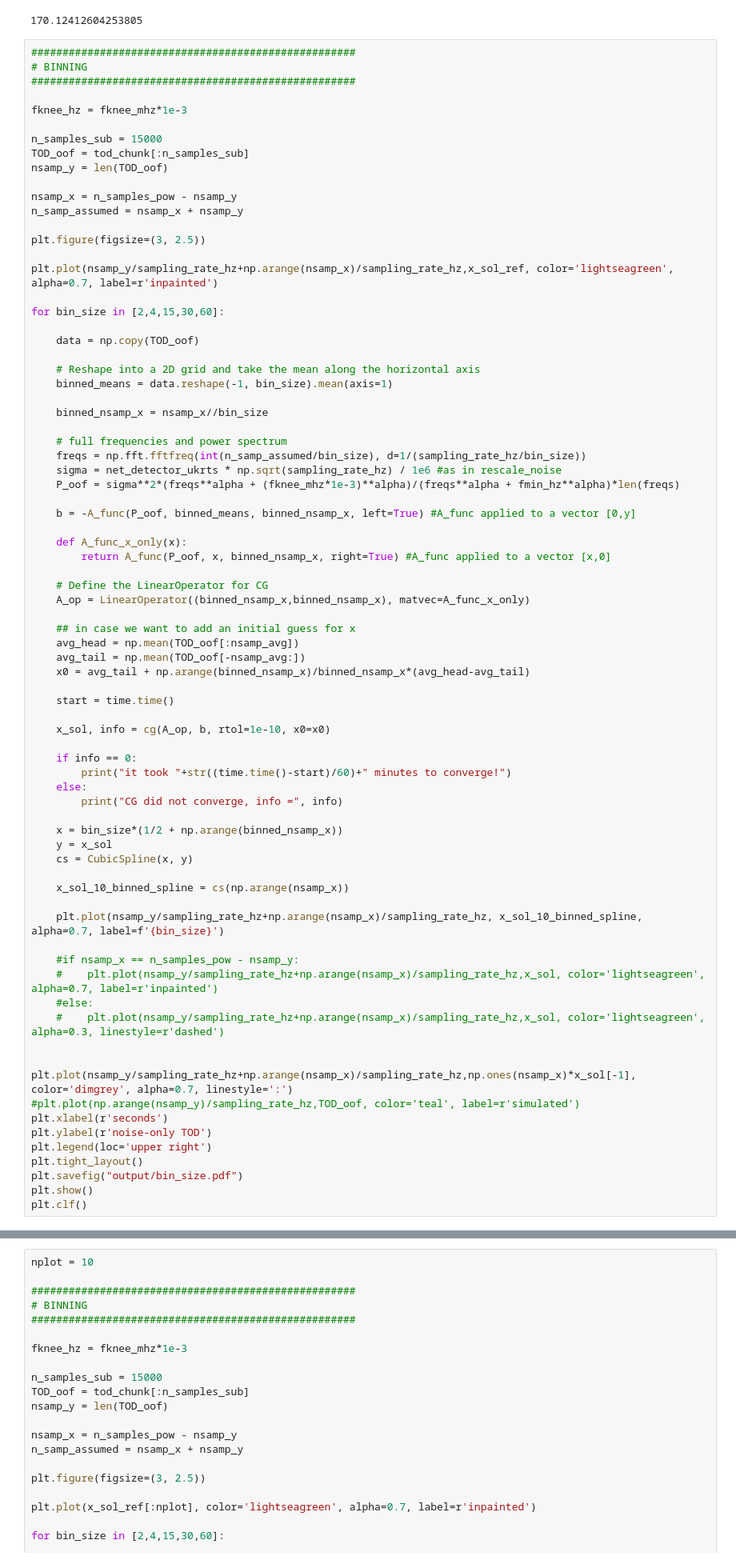
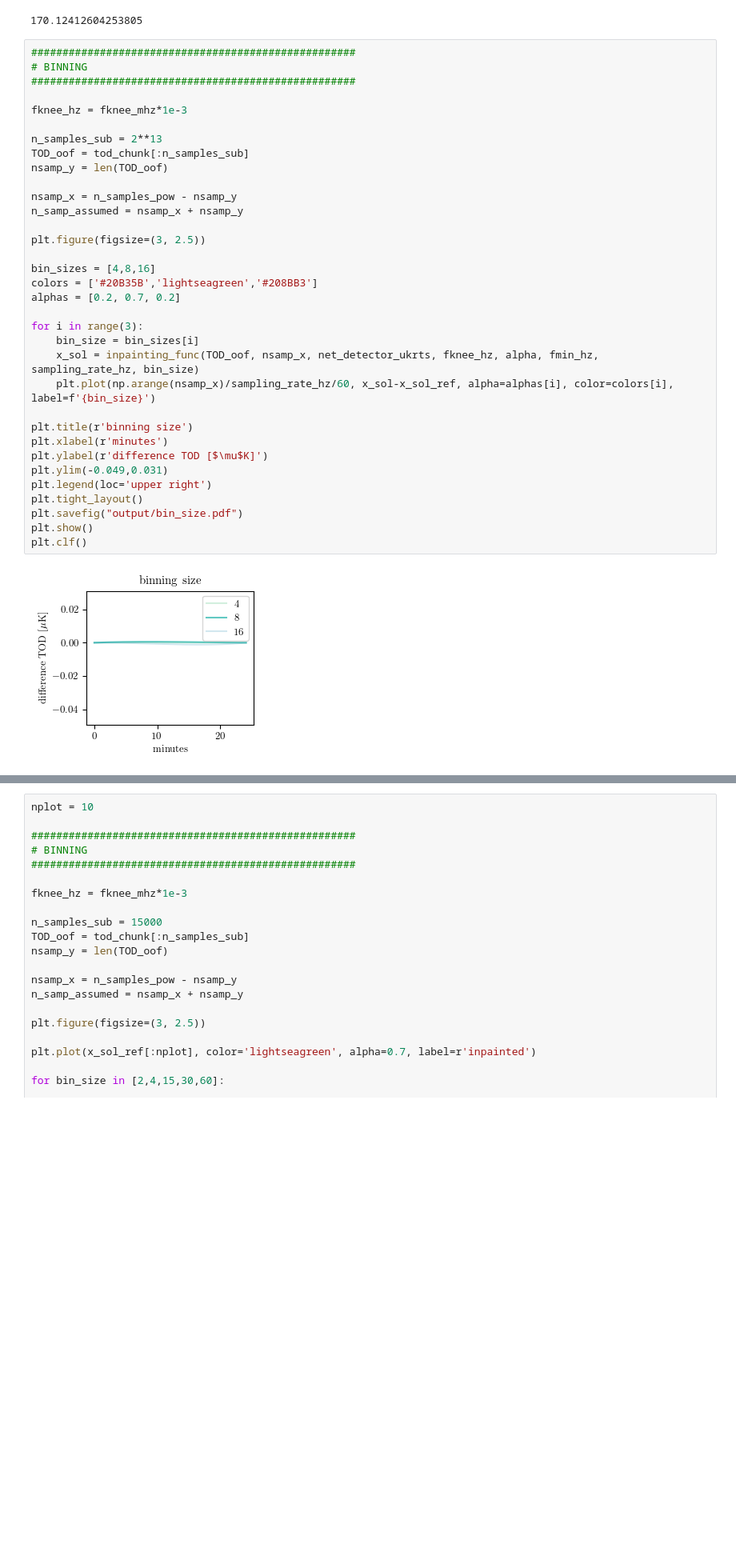
Before and after one commit to martamonelli/oof2ool_AGAIN, a Jupyter notebook: notebooks/test.ipynb, the cells around one changed output, grey strips where cells are left out. Shown at 80% size. Drawn from its saved outputs; the diff is of its cells as text; blank space fills up the shorter version.

```diff
--- a/notebooks/test.ipynb
+++ b/notebooks/test.ipynb
@@ -327,78 +225,36 @@ sampling_rate_hz/(fknee_mhz*1e-3)
 # %%
 ####################################################
 # BINNING
 ####################################################
 
 fknee_hz = fknee_mhz*1e-3
 
-n_samples_sub = 15000
+n_samples_sub = 2**13
 TOD_oof = tod_chunk[:n_samples_sub]
 nsamp_y = len(TOD_oof)
 
 nsamp_x = n_samples_pow - nsamp_y
 n_samp_assumed = nsamp_x + nsamp_y
 
 plt.figure(figsize=(3, 2.5))
 
-plt.plot(nsamp_y/sampling_rate_hz+np.arange(nsamp_x)/sampling_rate_hz,x_sol_ref, color='lightseagreen', alpha=0.7, label=r'inpainted')
+bin_sizes = [4,8,16]
+colors = ['#20B35B','lightseagreen','#208BB3']
+alphas = [0.2, 0.7, 0.2]
 
-for bin_size in [2,4,15,30,60]:
+for i in range(3):
+    bin_size = bin_sizes[i]
+    x_sol = inpainting_func(TOD_oof, nsamp_x, net_detector_ukrts, fknee_hz, alpha, fmin_hz, sampling_rate_hz, bin_size)
+    plt.plot(np.arange(nsamp_x)/sampling_rate_hz/60, x_sol-x_sol_ref, alpha=alphas[i], color=colors[i], label=f'{bin_size}')
 
-    data = np.copy(TOD_oof)
-
-    # Reshape into a 2D grid and take the mean along the horizontal axis
-    binned_means = data.reshape(-1, bin_size).mean(axis=1)
-
-    binned_nsamp_x = nsamp_x//bin_size
-
-    # full frequencies and power spectrum
-    freqs = np.fft.fftfreq(int(n_samp_assumed/bin_size), d=1/(sampling_rate_hz/bin_size))
-    sigma = net_detector_ukrts * np.sqrt(sampling_rate_hz) / 1e6 #as in rescale_noise
-    P_oof = sigma**2*(freqs**alpha + (fknee_mhz*1e-3)**alpha)/(freqs**alpha + fmin_hz**alpha)*len(freqs)
-
-    b = -A_func(P_oof, binned_means, binned_nsamp_x, left=True)	#A_func applied to a vector [0,y]
-
-    def A_func_x_only(x):
-        return A_func(P_oof, x, binned_nsamp_x, right=True)	#A_func applied to a vector [x,0]
-
-    # Define the LinearOperator for CG
-    A_op = LinearOperator((binned_nsamp_x,binned_nsamp_x), matvec=A_func_x_only)
-
-    ## in case we want to add an initial guess for x
-    avg_head = np.mean(TOD_oof[:nsamp_avg])
-    avg_tail = np.mean(TOD_oof[-nsamp_avg:])
-    x0 = avg_tail + np.arange(binned_nsamp_x)/binned_nsamp_x*(avg_head-avg_tail)
-
-    start = time.time()
-
-    x_sol, info = cg(A_op, b, rtol=1e-10, x0=x0)
-
-    if info == 0:
-        print("it took "+str((time.time()-start)/60)+" minutes to converge!")
-    else:
-        print("CG did not converge, info =", info)
-
-    x = bin_size*(1/2 + np.arange(binned_nsamp_x))
-    y = x_sol
-    cs = CubicSpline(x, y)
-
-    x_sol_10_binned_spline = cs(np.arange(nsamp_x))
-
-    plt.plot(nsamp_y/sampling_rate_hz+np.arange(nsamp_x)/sampling_rate_hz, x_sol_10_binned_spline, alpha=0.7, label=f'{bin_size}')
-
-    #if nsamp_x == n_samples_pow - nsamp_y:
-    #    plt.plot(nsamp_y/sampling_rate_hz+np.arange(nsamp_x)/sampling_rate_hz,x_sol, color='lightseagreen', alpha=0.7, label=r'inpainted')
-    #else:
-    #    plt.plot(nsamp_y/sampling_rate_hz+np.arange(nsamp_x)/sampling_rate_hz,x_sol, color='lightseagreen', alpha=0.3, linestyle=r'dashed')
-
-
-plt.plot(nsamp_y/sampling_rate_hz+np.arange(nsamp_x)/sampling_rate_hz,np.ones(nsamp_x)*x_sol[-1], color='dimgrey', alpha=0.7, linestyle=':')
-#plt.plot(np.arange(nsamp_y)/sampling_rate_hz,TOD_oof, color='teal', label=r'simulated')
-plt.xlabel(r'seconds')
-plt.ylabel(r'noise-only TOD')
+plt.title(r'binning size')
+plt.xlabel(r'minutes')
+plt.ylabel(r'difference TOD [$\mu$K]')
+plt.ylim(-0.049,0.031)
 plt.legend(loc='upper right')
 plt.tight_layout()
 plt.savefig("output/bin_size.pdf")
 plt.show()
 plt.clf()
 # %% [output]
+[figure, new version]
```
Also changed, not shown: parts of 10 cells of this notebook, 1 other file.
